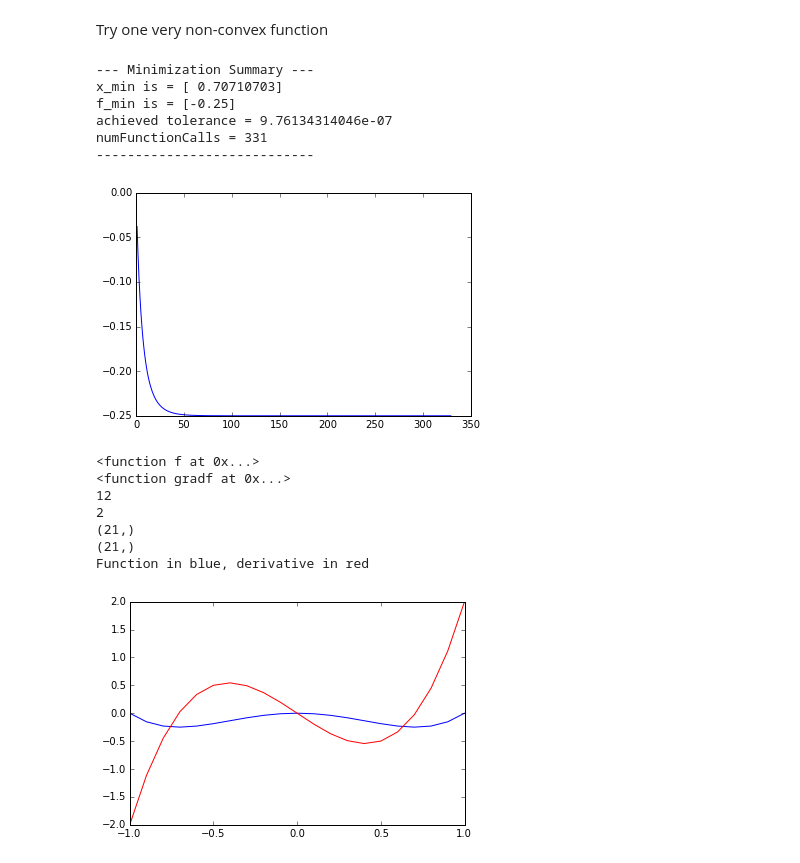
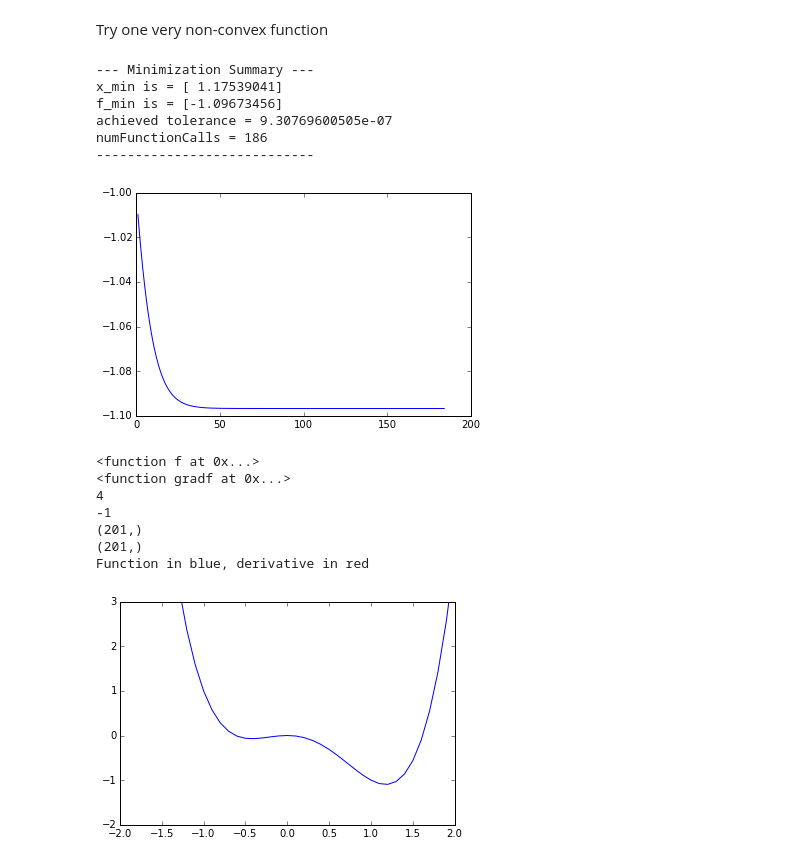
Before and after one commit to peteflorence/Machine-Learning-6.867-homework, a Jupyter notebook: hw1/problem_1.ipynb, the cells around one changed output. Cells and saved outputs as stored; diff of their text form; code cells hidden in the pictures.

```diff
--- a/hw1/problem_1.ipynb
+++ b/hw1/problem_1.ipynb
@@ -125,9 +125,9 @@ numFunctionCalls = 10001
 Try one very non-convex function
 # %%
 def f(x):
-    return x**4 - x**2
+    return x**4 - (x)**3 -(x)**2
 def gradf(x):
-    return 4*x**3 - 2*x
+    return 4*x**3 - 3*x**2 - 2*x
 
 gd = GradientDescent(f,gradf)
 x_0 = np.array([1.0])
@@ -139,44 +139,45 @@ gd.plotIterValues()
 # Test functions are there
 print gd.f
 print gd.grad
 
 # Test values for functions
 print gd.f(2)
 print gd.grad(1)
 
 # Plot functions and overlay gradient
-xaxis = np.linspace(-1,1,21)
-yaxis_f = np.linspace(0,0,21)
-yaxis_grad = np.linspace(0,0,21)
+xaxis = np.linspace(-10,10,201)
+yaxis_f = np.linspace(0,0,201)
+yaxis_grad = np.linspace(0,0,201)
 
 # Wish I could vectorize but this does not work
 # yaxis_f = gd.f(xaxis)
 # yaxis_grad = gd.grad(xaxis)
 
 for i in range(len(xaxis)):
     yaxis_f[i] = gd.f(xaxis[i])
     yaxis_grad[i] = gd.grad(xaxis[i])
 
 print xaxis.shape
 print yaxis_f.shape
 
 print 'Function in blue, derivative in red'
 plt.plot(xaxis,yaxis_f, color ='blue')
-plt.plot(xaxis,yaxis_grad, color='red')
+#plt.plot(xaxis,yaxis_grad, color='red')
+plt.axis([-2, 2, -2, 3])
 plt.show()
 # %% [output]
 --- Minimization Summary ---
-x_min is = [ 0.70710703]
-f_min is = [-0.25]
-achieved tolerance = 9.76134314046e-07
-numFunctionCalls = 331
+x_min is = [ 1.17539041]
+f_min is = [-1.09673456]
+achieved tolerance = 9.30769600505e-07
+numFunctionCalls = 186
 ----------------------------
-[figure, old version]
+[figure, new version]
 <function f at 0x...>
 <function gradf at 0x...>
-12
-2
-(21,)
-(21,)
+4
+-1
+(201,)
+(201,)
 Function in blue, derivative in red
-[figure, old version]
+[figure, new version]
```
Also changed, not shown: parts of 6 cells of this notebook, 2 other files.
